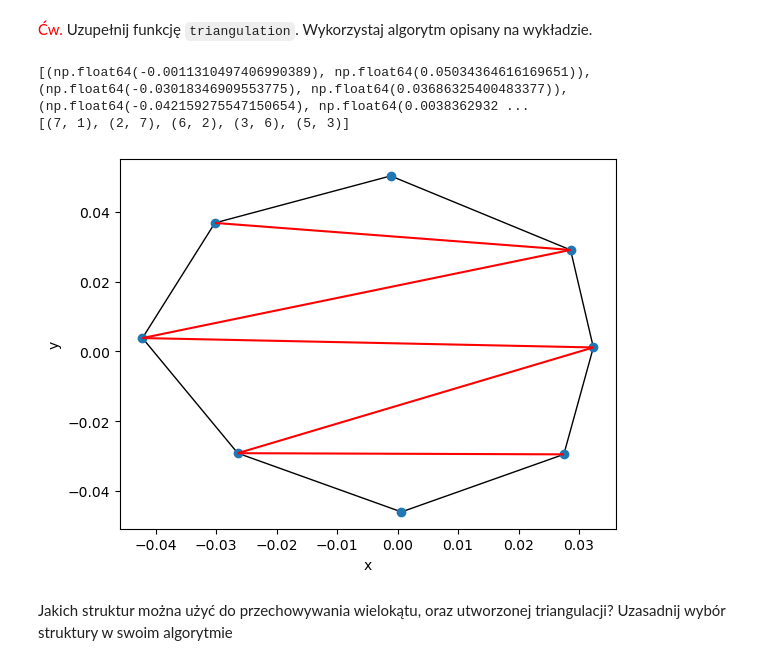
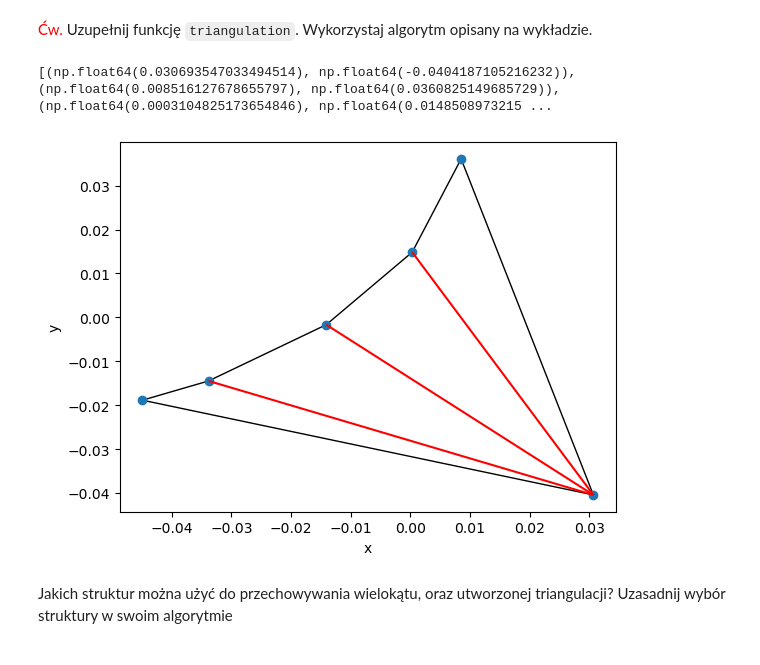
Before and after one commit to WSm-77/geometric_algorithms, a Jupyter notebook: lab3/main.ipynb, the cells around one changed output. Saved outputs shown, nothing was run; the diff lists cells and outputs as text; code cells hidden in the pictures.

````diff
--- a/lab3/main.ipynb
+++ b/lab3/main.ipynb
@@ -215,4 +215,7 @@ Wielokąt jest monotoniczny, gdy jego wierzchołki mogą być ułożone w taki s
 W praktyce, wielokąt monotoniczny może być łatwiej sortowany lub przetwarzany w pewnych algorytmach geometrycznych, ponieważ istnieje pewna kolejność, w jakiej wierzchołki pojawiają się wzdłuż danej osi (np. osi $x$ lub $y$). Monotoniczność może ułatwić znajdowanie przecięć linii w takim wielokącie lub wykonywanie innych operacji geometrycznych. W tym zadaniu interesuje nas monotoniczność wielokąta wzdłuż osi $y$.
 # %% [markdown]
 <span style="color:red">Ćw.</span> Uzupełnij funkcję ```is_y_monotonic```. Pamiętaj, aby sprawozdanie zawierało krótki opis działania tej funkcji.
+# %%
+def idx_to_point(polygon, vertexIdx):
+    return polygon[vertexIdx]
 # %%
@@ -516,11 +568,11 @@ def stack_top_in_the_same_chain(polygon, diagonals, stack: list, currPoint):
 # %%
-def stack_top_in_different_chain(polygon, diagonals, stack: list, currPoint):
-    point, pointIdx, classification = currPoint
+def stack_top_in_different_chain(polygon, diagonals, stack: list, pointIdx, classification):
+    point = idx_to_point(polygon, pointIdx)
     while len(stack) > 1:
-        stackTop = stack[-1]
-        stackTopPoint, stackTopPointIdx, stackTopPointClassification = stackTop
-        stackNextToTop = stack[-2]
-        stackNextToTopPoint, stackNextToTopPointIdx, stackNextToTopClassification = stackNextToTop
+        stackTopPointIdx = stack[-1]
+        stackTopPoint = idx_to_point(polygon, stackTopPointIdx)
+        stackNextToTopPointIdx = stack[-2]
+        stackNextToTopPoint = idx_to_point(polygon, stackNextToTopPointIdx)
 
         # check if triangle DOES NOT lay inside polygon
         if not is_inside_polygon(stackNextToTopPoint, stackTopPoint, point, classification):
@@ -529,7 +581,7 @@ def stack_top_in_different_chain(polygon, diagonals, stack: list, currPoint):
         add_diagonal(diagonals, polygon, pointIdx, stackNextToTopPointIdx)
         stack.pop()
 
-    stack.append(currPoint)
+    stack.append(pointIdx)
 
     return stack
 # %%
@@ -543,45 +595,48 @@ def triangulation(polygon):
     """
     diagonals = []
 
-    minYPoint, maxYPoint = get_min_and_max_y(polygon)
-    leftChain, rightChain = get_chains(get_organized_polygon(polygon, maxYPoint), minYPoint)
-    pointsQueue = PointsQueue(leftChain, rightChain)
+    minYPointIdx, maxYPointIdx = get_min_and_max_y(polygon)
+    leftChain, rightChain, classificationArray = get_chains(polygon, minYPointIdx, maxYPointIdx)
+    pointsQueue = PointsQueue(polygon, leftChain, rightChain)
 
     stack = [pointsQueue.get() for _ in range(2)]
 
     while not pointsQueue.is_empty():
-        currPoint = pointsQueue.get()
-        point, pointIdx, classification = currPoint
+        pointIdx = pointsQueue.get()
+        classification = classificationArray[pointIdx]
 
-        stackTop = stack[-1]
-        stackTopPoint, stackTopPointIdx, stackTopPointClassification = stackTop
+        stackTopPointIdx = stack[-1]
+        stackTopPointClassification = classificationArray[stackTopPointIdx]
 
         if classification != stackTopPointClassification:
-            stack = stack_top_in_the_same_chain(polygon, diagonals, stack, currPoint)
+            stack = stack_top_in_the_same_chain(polygon, diagonals, stack, pointIdx)
         else:
-            stack = stack_top_in_different_chain(polygon, diagonals, stack, currPoint)
+            stack = stack_top_in_different_chain(polygon, diagonals, stack, pointIdx, classification)
 
     return diagonals
 # %%
 %matplotlib inline
-# polygonFromFile = load_polygon_from_file("/home/wiktor/university/sem3/geometrical_algorithms/bit-algo-vis-tool/bitalg/tests/test3_tests/task3/test_3_3_1.in")
-polygonFromFile = load_polygon_from_file("/home/wiktor/university/sem3/geometrical_algorithms/bit-algo-vis-tool/bitalg/tests/test3_tests/task3/test_3_3_2.in")
+polygonFromFile = load_polygon_from_file("/home/wiktor/university/sem3/geometrical_algorithms/bit-algo-vis-tool/bitalg/tests/test3_tests/task3/test_3_3_1.in")
+# polygonFromFile = load_polygon_from_file("/home/wiktor/university/sem3/geometrical_algorithms/bit-algo-vis-tool/bitalg/tests/test3_tests/task3/test_3_3_2.in")
 # polygonFromFile = load_polygon_from_file("/home/wiktor/university/sem3/geometrical_algorithms/bit-algo-vis-tool/bitalg/tests/test3_tests/task3/test_3_3_3.in")
 # polygonFromFile = load_polygon_from_file("/home/wiktor/university/sem3/geometrical_algorithms/bit-algo-vis-tool/bitalg/tests/test3_tests/task3/test_3_3_4.in")
 # polygonFromFile = load_polygon_from_file("/home/wiktor/university/sem3/geometrical_algorithms/bit-algo-vis-tool/bitalg/tests/test3_tests/task3/test_3_3_5.in")
 # polygonFromFile = load_polygon_from_file("/home/wiktor/university/sem3/geometrical_algorithms/bit-algo-vis-tool/bitalg/tests/test3_tests/task3/test_3_3_6.in")
 # polygonFromFile = load_polygon_from_file("/home/wiktor/university/sem3/geometrical_algorithms/bit-algo-vis-tool/bitalg/tests/test3_tests/task3/test_3_3_7.in")
 # polygonFromFile = load_polygon_from_file("/home/wiktor/university/sem3/geometrical_algorithms/bit-algo-vis-tool/bitalg/tests/test3_tests/task3/test_3_3_8.in")
 # polygonFromFile = load_polygon_from_file("/home/wiktor/university/sem3/geometrical_algorithms/bit-algo-vis-tool/bitalg/tests/test3_tests/task3/test_3_3_9.in")
 # polygonFromFile = load_polygon_from_file("/home/wiktor/university/sem3/geometrical_algorithms/bit-algo-vis-tool/bitalg/tests/test3_tests/task3/test_3_3_10.in")
+
+# polygonFromFile = load_polygon_from_file("/home/wiktor/university/sem3/geometrical_algorithms/bit-algo-vis-tool/bitalg/tests/test3_tests/task1/test_3_1_4.in")
 print(polygonFromFile)
+# draw_polygon(polygonFromFile)
+# is_y_monotonic(polygonFromFile)
 tri = triangulation(polygonFromFile)
-print(tri)
+# print(tri)
 draw_polygon_tri(polygonFromFile, [(polygonFromFile[x], polygonFromFile[y]) for (x, y) in tri])
 # %% [output]
-[(np.float64(-0.0011310497406990389), np.float64(0.05034364616169651)), (np.float64(-0.03018346909553775), np.float64(0.03686325400483377)), (np.float64(-0.042159275547150654), np.float64(0.0038362932 ...
-[(7, 1), (2, 7), (6, 2), (3, 6), (5, 3)]
+[(np.float64(0.030693547033494514), np.float64(-0.0404187105216232)), (np.float64(0.008516127678655797), np.float64(0.0360825149685729)), (np.float64(0.0003104825173654846), np.float64(0.0148508973215 ...
-[figure, old version]
+[figure, new version]
 # %% [markdown]
 Jakich struktur można użyć do przechowywania wielokątu, oraz utworzonej triangulacji? Uzasadnij wybór struktury w swoim algorytmie
 # %% [markdown]
````
Also changed, not shown: parts of 12 cells of this notebook.
